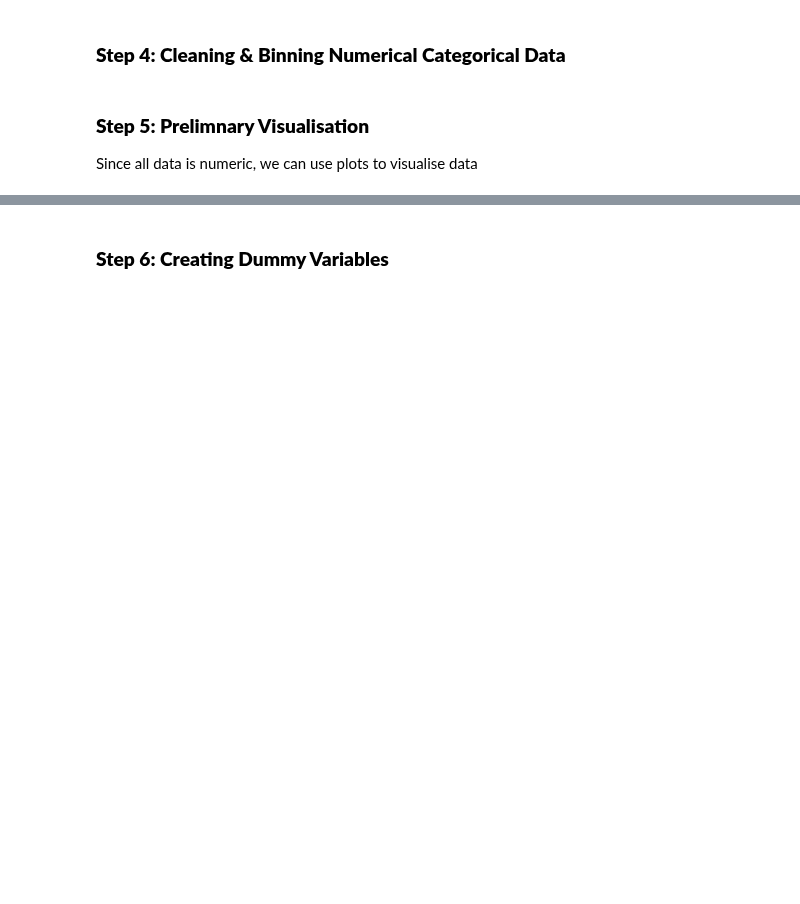
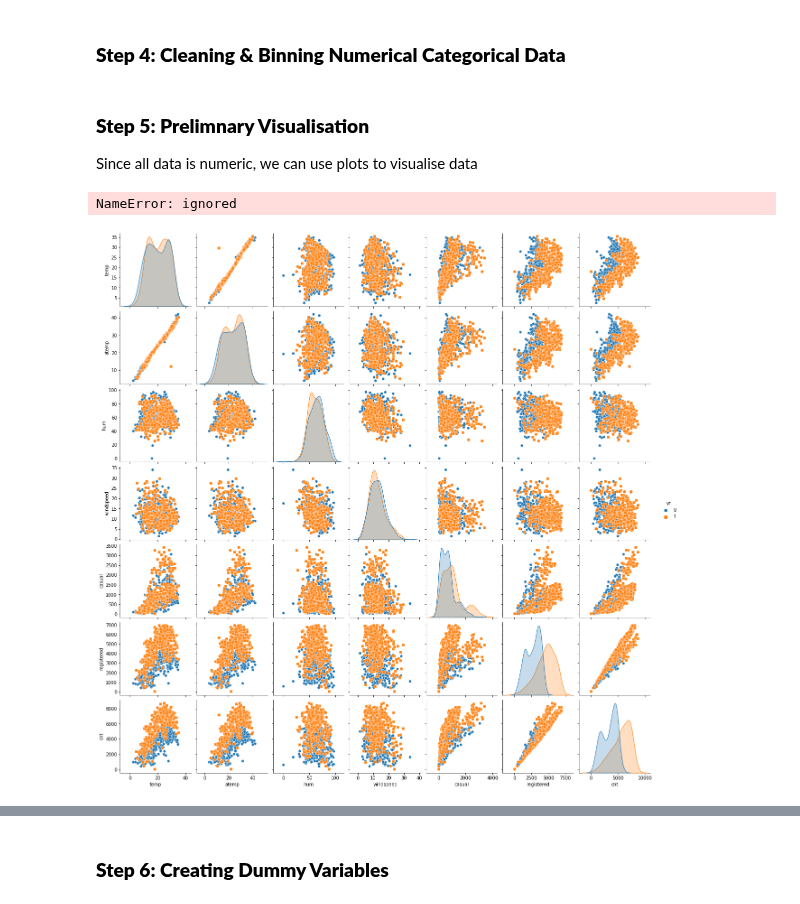
Before and after one commit to ishankarve/Linear-Regression, a Jupyter notebook: Multiple Linear Regression in Python/Assignment/Bike Sharing.ipynb, the cells around one changed output, grey strips where cells are left out. Cells and saved outputs as stored; diff of their text form; code cells hidden in the pictures; blank space fills up the shorter version.

Commit message:
Adding pairplot

```diff
--- a/Multiple Linear Regression in Python/Assignment/Bike Sharing.ipynb
+++ b/Multiple Linear Regression in Python/Assignment/Bike Sharing.ipynb
@@ -246,6 +246,15 @@ df_bikeshare['season_binned'] = pd.cut(df_bikeshare['season'], bins=bins, labels
 # %% [markdown]
 ### **Step 5: Prelimnary Visualisation**
 Since all data is numeric, we can use plots to visualise data
+# %%
+#plotting pairplot of continious variables
+#Reference: https://stackoverflow.com/questions/64556501/plot-only-some-columns-with-seaborn-pairplot
+cols_to_plot = df_bikeshare.columns[8:15].tolist() + ['yr'] # explicitly add the column "yr" to your list of columns to plot
+sns.pairplot(df_bikeshare[cols_to_plot], hue ="yr", markers=["o", "s"])
+plt.show()
+# %% [output]
+NameError: ignored
+[figure, added]
 # %%
 #plotting data for comparative analysis
 plt.figure(figsize=(20, 10))
```
Also changed, not shown: parts of 42 cells of this notebook.
